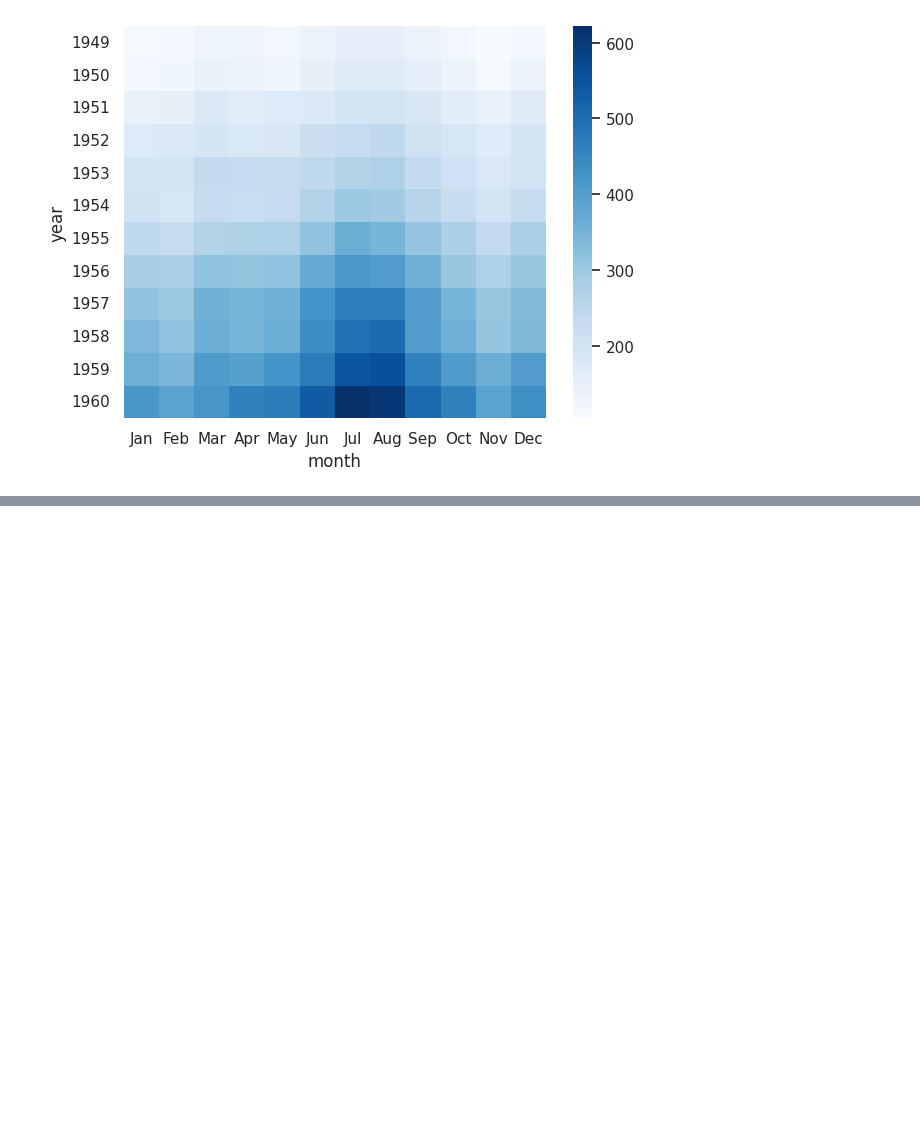
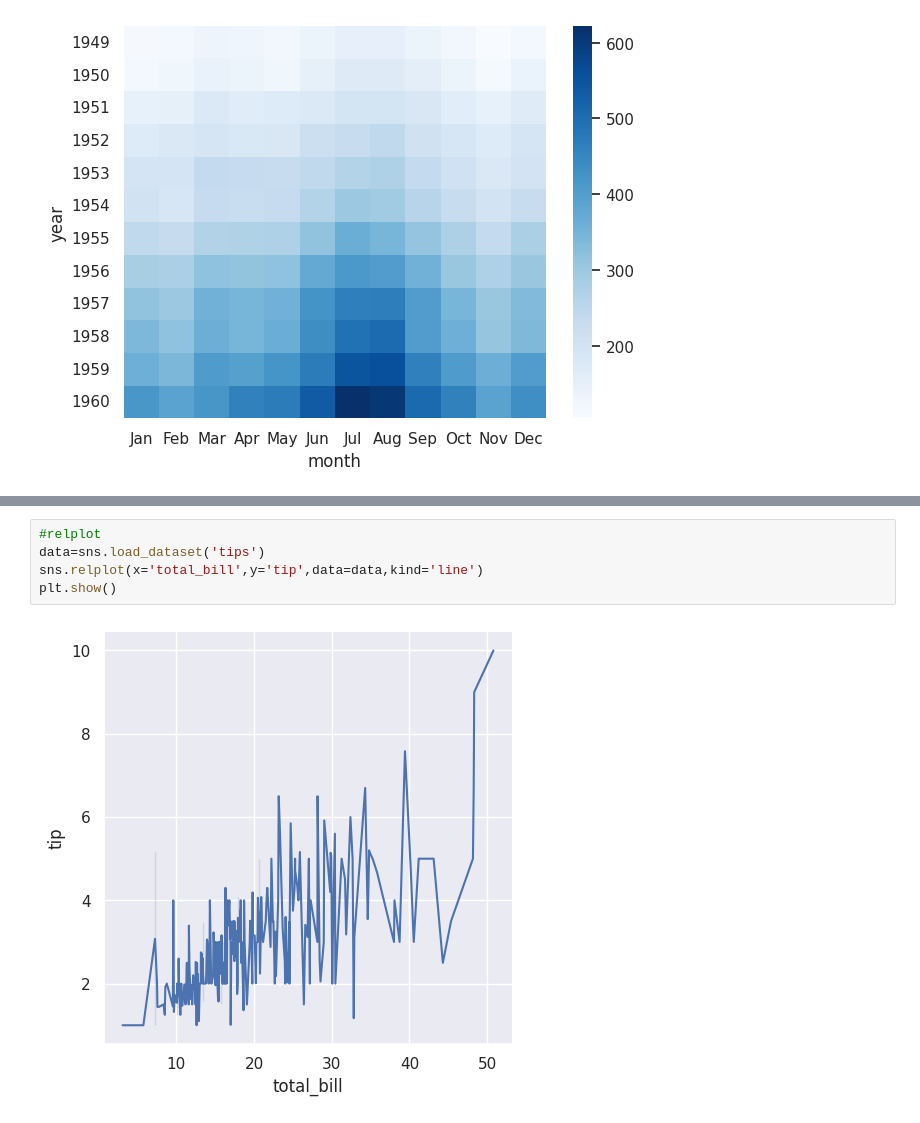
Before and after one commit to shashankkanthula/Python-basics, a Jupyter notebook: Seaborn.ipynb, the cells around one changed output, grey strips where cells are left out. Saved outputs shown, nothing was run; the diff lists cells and outputs as text; blank space fills up the shorter version.

```diff
--- a/Seaborn.ipynb
+++ b/Seaborn.ipynb
@@ -70,0 +77,7 @@ plt.show()
+# %%
+#relplot
+data=sns.load_dataset('tips')
+sns.relplot(x='total_bill',y='tip',data=data,kind='line')
+plt.show()
+# %% [output]
+[figure, added]
```
Also changed, not shown: parts of 2 cells of this notebook.
